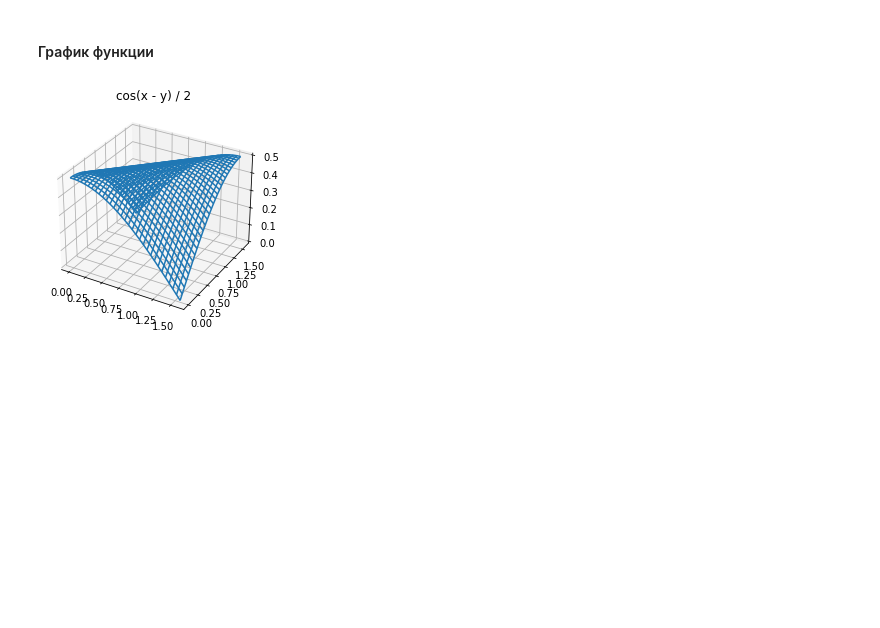
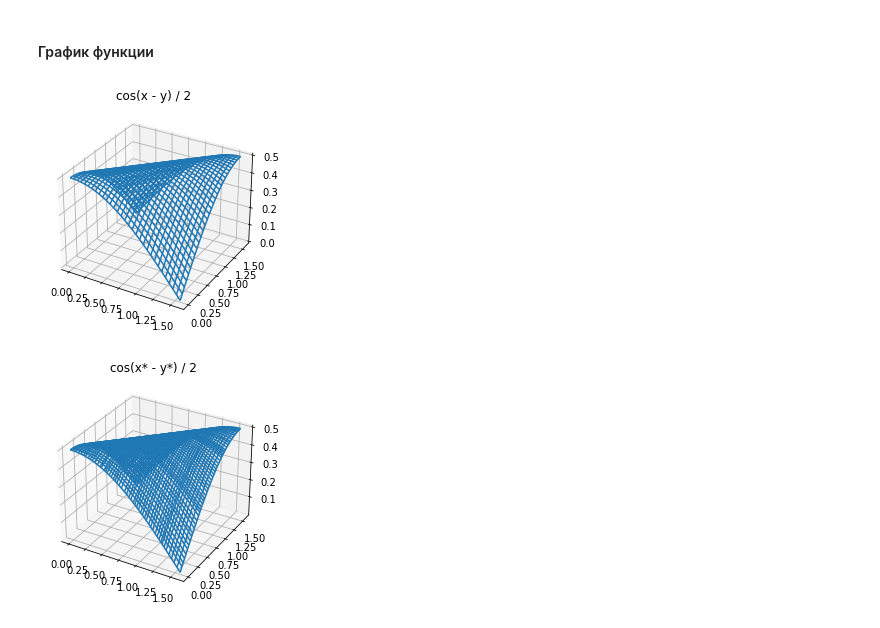
Before and after one commit to dtalkachou/MMod, a Jupyter notebook: lab2.ipynb, the cells around one changed output. Saved outputs shown, nothing was run; the diff lists cells and outputs as text; code cells hidden in the pictures; blank space fills up the shorter version.

```diff
--- a/lab2.ipynb
+++ b/lab2.ipynb
@@ -78,12 +78,17 @@ plt.show()
 # %% [markdown]
 #### График функции
 # %%
-x, y = np.meshgrid(di_l, di_l)
-z = np.cos(x - y) / 2
-fig = plt.figure()
-ax = plt.axes(projection='3d')
-ax.plot_wireframe(x, y, z)
-ax.set_title('cos(x - y) / 2')
-plt.show()
+def draw_3d_plot(x_l, y_l, title=None):
+    x, y = np.meshgrid(x_l, y_l)
+    z = np.cos(x - y) / 2
+    fig = plt.figure()
+    ax = plt.axes(projection='3d')
+    ax.plot_wireframe(x, y, z)
+    ax.set_title(title)
+    plt.show()
+
+draw_3d_plot(di_l, di_l, 'cos(x - y) / 2')
+draw_3d_plot(sorted(x_l), sorted(y_l), 'cos(x* - y*) / 2')
 # %% [output]
 [figure]
+[figure, added]
```
Also changed, not shown: parts of 4 cells of this notebook.
